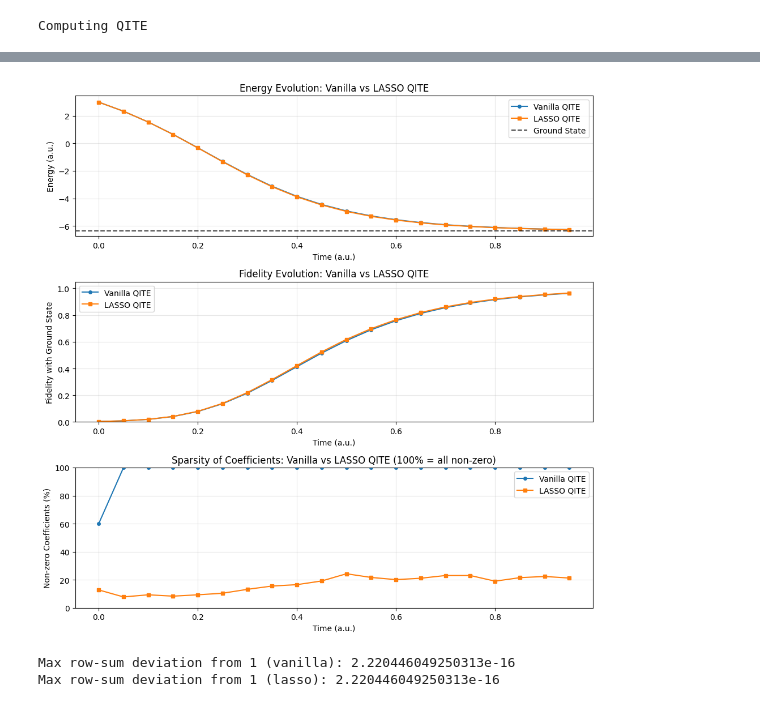
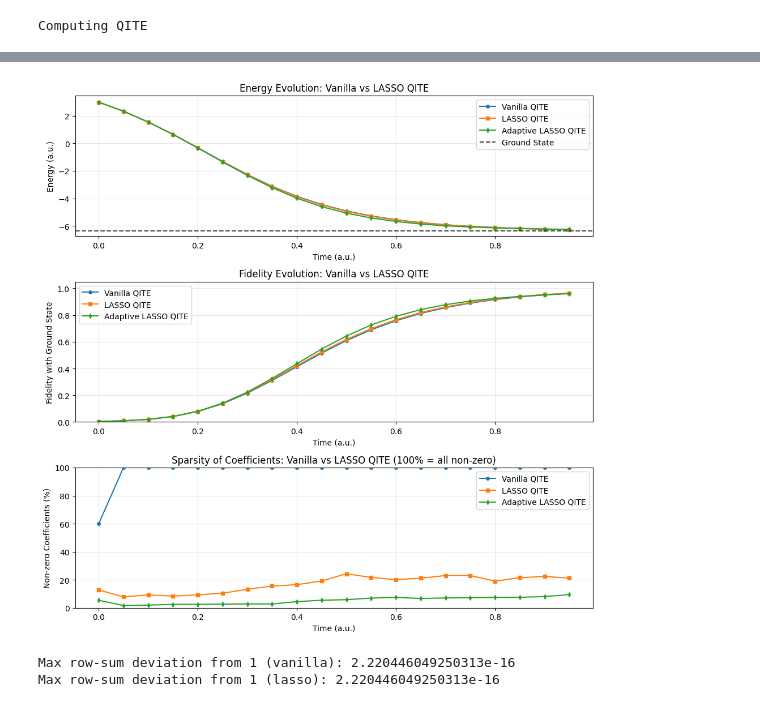
Before and after one commit to LucaYoy/Sparse-QITE, a Jupyter notebook: notebooks/QITE_vs_LASSOQITE.ipynb, the cells around one changed output, grey strips where cells are left out. Saved outputs shown, nothing was run; the diff lists cells and outputs as text; code cells hidden in the pictures.

Commit message:
adaptive lasso qite first results

```diff
--- a/notebooks/QITE_vs_LASSOQITE.ipynb
+++ b/notebooks/QITE_vs_LASSOQITE.ipynb
@@ -65,5 +67,5 @@ Computing QITE
 # %%
-#QITE with Lasso
-print("Computing QITE with Lasso")
-EQ_lasso,psi_QITE_lasso,a_lasso = evol.QITE(n_qubits,H,H_trot,D,psi_0,NQ,dt,method='lasso',lasso_lambda=0.001,lasso_max_iter=800,lasso_tol=1e-9)
+#QITE with vanilla Lasso
+print("Computing QITE with vanilla Lasso")
+EQ_lasso,psi_QITE_lasso,a_lasso = evol.QITE(n_qubits,H,H_trot,D,psi_0,NQ,dt,method='vanilla_lasso',lasso_lambda=0.001,lasso_max_iter=800,lasso_tol=1e-9)
 # %% [output]
@@ -70,0 +73,4 @@ Computing QITE with Lasso
+# %%
+#QITE with adaptive lambda
+print("Computing QITE with adaptive lambda")
+EQ_lasso_ada,psi_QITE_lasso_ada,a_lasso_ada = evol.QITE(n_qubits,H,H_trot,D,psi_0,NQ,dt,method='adaptive_lasso_v1',lasso_max_iter=800,lasso_tol=1e-9)
@@ -72,9 +96,11 @@ Computing QITE with Lasso
 # Compute fidelity with ground state for both methods
 n_steps_vanilla = psi_QITE_vanilla.shape[1]
 n_steps_lasso = psi_QITE_lasso.shape[1]
+n_steps_lasso_ada = psi_QITE_lasso_ada.shape[1]
 
 fidelity_vanilla = np.zeros(n_steps_vanilla)
 fidelity_lasso = np.zeros(n_steps_lasso)
+fidelity_lasso_ada = np.zeros(n_steps_lasso_ada)
 
 psigs_col = psigs.reshape(-1, 1)  # Convert to column vector for fidelity computation
 
@@ -85,6 +111,11 @@ for i in range(n_steps_vanilla):
 for i in range(n_steps_lasso):
     psi_dense = psi_QITE_lasso[:, i].toarray()
     fidelity_lasso[i] = fidelity_pure(psi_dense, psigs_col)
+
+for i in range(n_steps_lasso_ada):
+    psi_dense = psi_QITE_lasso_ada[:, i].toarray()
+    fidelity_lasso_ada[i] = fidelity_pure(psi_dense, psigs_col)
+
 
 # Compute sparsity as percentage of non-zero coefficients
 def compute_sparsity_percentage(a_array):
@@ -107,10 +138,13 @@ def compute_sparsity_percentage(a_array):
 
 sparsity_vanilla = compute_sparsity_percentage(a_vanilla)
 sparsity_lasso = compute_sparsity_percentage(a_lasso)
+sparsity_lasso_ada = compute_sparsity_percentage(a_lasso_ada)
+
 
 # Time arrays for plots (relative to start of each method)
 t_vanilla = np.arange(n_steps_vanilla) * dt
 t_lasso = np.arange(n_steps_lasso) * dt
+t_lasso_ada = np.arange(n_steps_lasso_ada) * dt
 
 # Create comparison plots
 fig, axes = plt.subplots(3, 1, figsize=(10, 10))
@@ -118,38 +152,41 @@ fig, axes = plt.subplots(3, 1, figsize=(10, 10))
 # Energy comparison
 axes[0].plot(t_vanilla, EQ_vanilla, 'o-', label='Vanilla QITE', markersize=4)
 axes[0].plot(t_lasso, EQ_lasso, 's-', label='LASSO QITE', markersize=4)
+axes[0].plot(t_lasso_ada, EQ_lasso_ada, 'd-', label='Adaptive LASSO QITE', markersize=4)
 axes[0].axhline(y=E_gs, color='k', linestyle='--', label='Ground State', alpha=0.7)
 axes[0].set_xlabel('Time (a.u.)')
 axes[0].set_ylabel('Energy (a.u.)')
 axes[0].set_title('Energy Evolution: Vanilla vs LASSO QITE')
 axes[0].legend()
 axes[0].grid(True, alpha=0.3)
 
 # Fidelity comparison
 axes[1].plot(t_vanilla, fidelity_vanilla, 'o-', label='Vanilla QITE', markersize=4)
 axes[1].plot(t_lasso, fidelity_lasso, 's-', label='LASSO QITE', markersize=4)
+axes[1].plot(t_lasso_ada, fidelity_lasso_ada, 'd-', label='Adaptive LASSO QITE', markersize=4)
 axes[1].set_xlabel('Time (a.u.)')
 axes[1].set_ylabel('Fidelity with Ground State')
 axes[1].set_title('Fidelity Evolution: Vanilla vs LASSO QITE')
 axes[1].legend()
 axes[1].grid(True, alpha=0.3)
 axes[1].set_ylim([0, 1.05])
 
 # Sparsity comparison (percentage of non-zero coefficients)
 axes[2].plot(t_vanilla, sparsity_vanilla, 'o-', label='Vanilla QITE', markersize=4)
 axes[2].plot(t_lasso, sparsity_lasso, 's-', label='LASSO QITE', markersize=4)
+axes[2].plot(t_lasso_ada, sparsity_lasso_ada, 'd-', label='Adaptive LASSO QITE', markersize=4)
 axes[2].set_xlabel('Time (a.u.)')
 axes[2].set_ylabel('Non-zero Coefficients (%)')
 axes[2].set_title('Sparsity of Coefficients: Vanilla vs LASSO QITE (100% = all non-zero)')
 axes[2].legend()
 axes[2].grid(True, alpha=0.3)
 axes[2].set_ylim([0, 100])
 
-plt.savefig(plots_dir / f'QITEVanilla_vs_LASSOQITE.png', dpi=300, bbox_inches='tight')
+plt.savefig(plots_dir / f'QITEVanilla_vs_LASSOQITE_vs_AdaptiveLASSOQITE.png', dpi=300, bbox_inches='tight')
 plt.tight_layout()
 plt.show()
 # %% [output]
-[figure, old version]
+[figure, new version]
 # %%
 # Weight-resolved distribution of QITE coefficients over time (color plots)
 # We aggregate coefficients by Pauli-string weight (number of non-identity letters)
```
Also changed, not shown: parts of 4 cells of this notebook, 2 other files.
